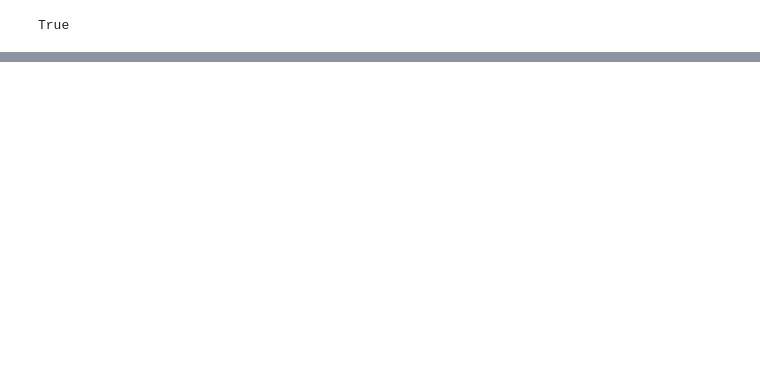
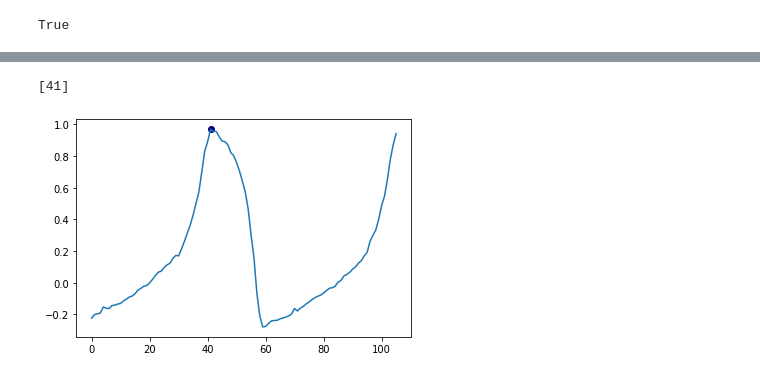
Before and after one commit to aw02m/Spiking_neural_networks, a Jupyter notebook: notebooks/first_run_target_spiking.ipynb, the cells around one changed output, grey strips where cells are left out. Drawn from its saved outputs; the diff is of its cells as text; code cells hidden in the pictures; blank space fills up the shorter version.

```diff
--- a/notebooks/first_run_target_spiking.ipynb
+++ b/notebooks/first_run_target_spiking.ipynb
@@ -189,0 +188,17 @@ plt.close()
+# %%
+from scipy import signal
+
+output = train_logs.numpy()[-1000:, 0, 0]
+spiking_point_indexes = signal.argrelmax(output, order=5)
+
+period = 1
+start = spiking_point_indexes[0][0]
+end = spiking_point_indexes[0][period]
+print(np.arange(1000)[spiking_point_indexes][:period])
+plt.plot(np.arange(end), output[:end])
+plt.scatter([i for i in spiking_point_indexes[0]][:period], output[spiking_point_indexes][:period], c=[i for i in range(period)], cmap='jet')
+plt.show()
+plt.close()
+# %% [output]
+[41]
+[figure, added]
```
Also changed, not shown: parts of 11 cells of this notebook.
